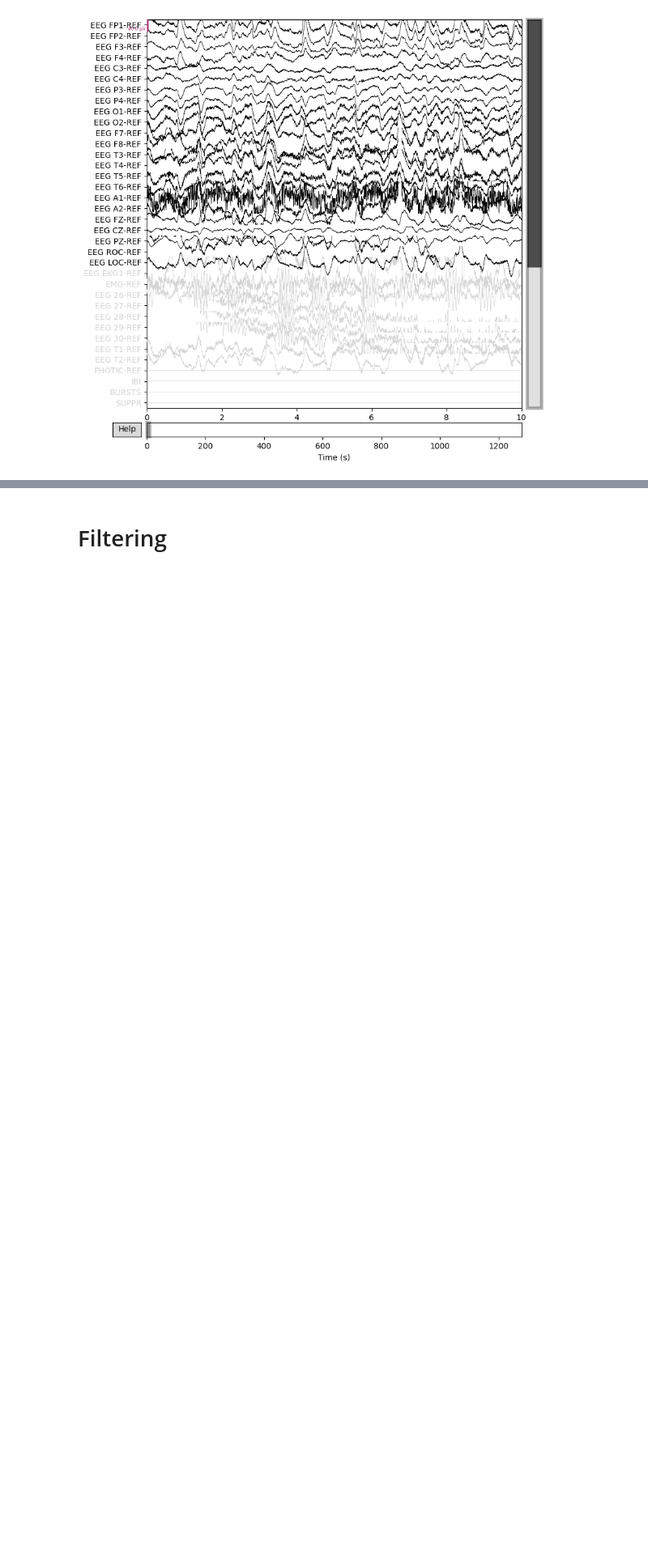
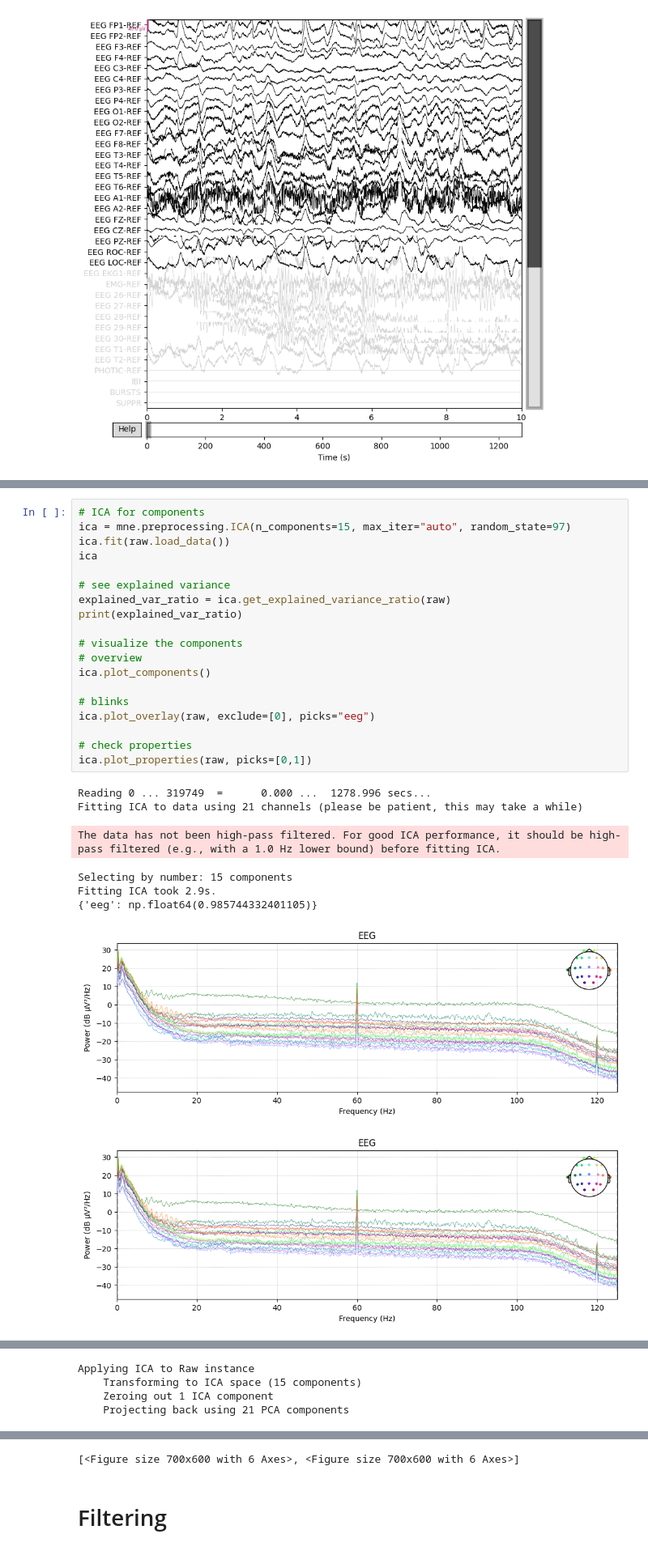
Before and after one commit to JeroenBuil/deegtal_coding_task, a Jupyter notebook: notebooks/Exploratory_Data_Analysis.ipynb, the cells around one changed output, grey strips where cells are left out. Shown at 81% size. Drawn from its saved outputs; the diff is of its cells as text; blank space fills up the shorter version.

```diff
--- a/notebooks/Exploratory_Data_Analysis.ipynb
+++ b/notebooks/Exploratory_Data_Analysis.ipynb
@@ -147,0 +250,28 @@ for iGroup in range(n_groups):
+# %%
+# ICA for components
+ica = mne.preprocessing.ICA(n_components=15, max_iter="auto", random_state=97)
+ica.fit(raw.load_data())
+ica
+
+# see explained variance
+explained_var_ratio = ica.get_explained_variance_ratio(raw)
+print(explained_var_ratio)
+
+# visualize the components
+# overview
+ica.plot_components()
+
+# blinks
+ica.plot_overlay(raw, exclude=[0], picks="eeg")
+
+# check properties
+ica.plot_properties(raw, picks=[0,1])
+# %% [output]
+Reading 0 ... 319749  =      0.000 ...  1278.996 secs...
+Fitting ICA to data using 21 channels (please be patient, this may take a while)
+The data has not been high-pass filtered. For good ICA performance, it should be high-pass filtered (e.g., with a 1.0 Hz lower bound) before fitting ICA.
+Selecting by number: 15 components
+Fitting ICA took 2.9s.
+{'eeg': np.float64(0.985744332401105)}
+[figure, added]
+[figure, added]
@@ -147,0 +279,4 @@ for iGroup in range(n_groups):
+Applying ICA to Raw instance
+    Transforming to ICA space (15 components)
+    Zeroing out 1 ICA component
+    Projecting back using 21 PCA components
@@ -148,3 +295,4 @@ for iGroup in range(n_groups):
+[<Figure size 700x600 with 6 Axes>, <Figure size 700x600 with 6 Axes>]
 # %% [markdown]
 # Filtering
 # %%
```
Also changed, not shown: parts of 21 cells of this notebook, 1 other file.
